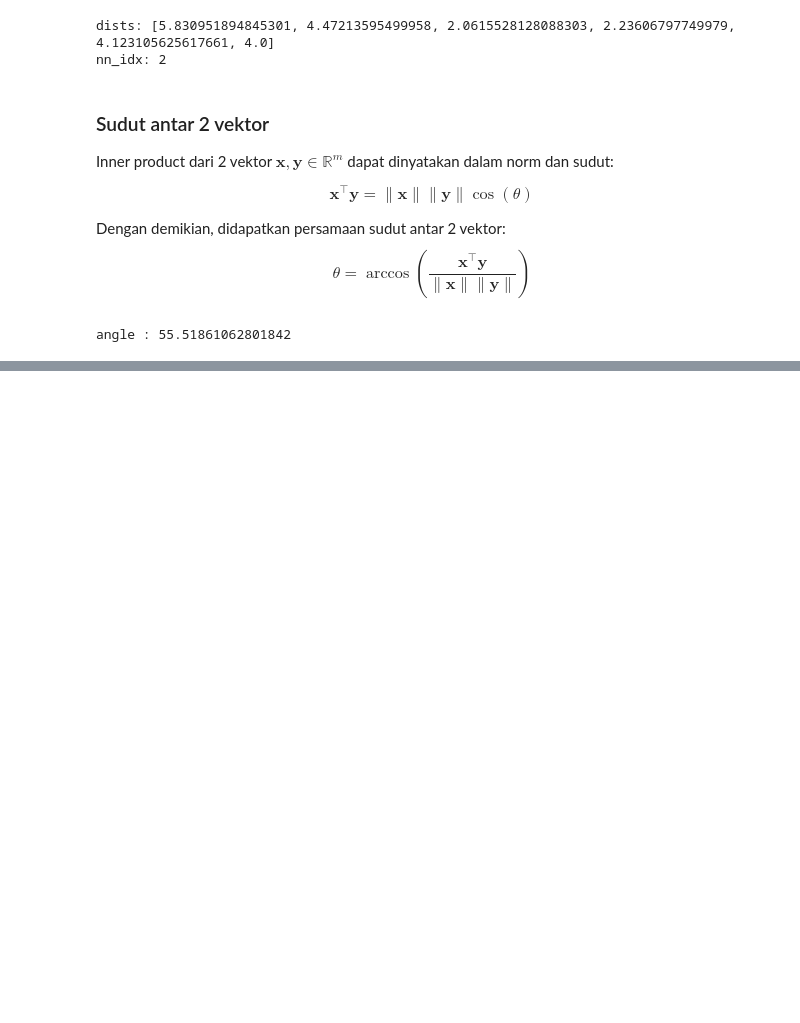
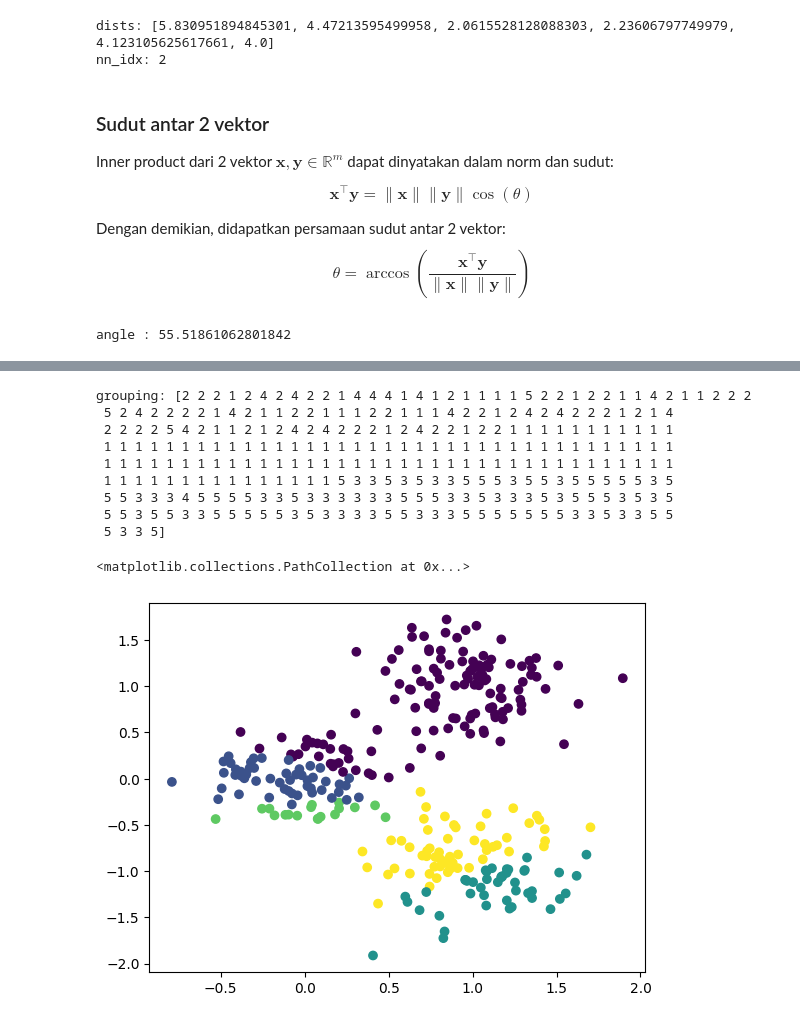
Before and after one commit to ghif/IF6080, a Jupyter notebook: 1-maths/4-norm.ipynb, the cells around one changed output, grey strips where cells are left out. Drawn from its saved outputs; the diff is of its cells as text; code cells hidden in the pictures; blank space fills up the shorter version.

```diff
--- a/1-maths/4-norm.ipynb
+++ b/1-maths/4-norm.ipynb
@@ -97,0 +202,24 @@ angle : 55.51861062801842
+# %%
+dist = np.zeros((len(X), len(centroids)))
+
+for i in range(len(X)):
+    for j in range(len(centroids)):
+        dist[i,j] = np.linalg.norm(X[i] - centroids[j])
+# %%
+grouping = np.argmin(dist, axis=1) + 1
+print(f"grouping: {grouping}")
+
+# Plot the data with the centroids
+plt.scatter(X[:,0], X[:,1], c=grouping)
+# %% [output]
+grouping: [2 2 2 1 2 4 2 4 2 2 1 4 4 4 1 4 1 2 1 1 1 1 5 2 2 1 2 2 1 1 4 2 1 1 2 2 2
+ 5 2 4 2 2 2 2 1 4 2 1 1 2 2 1 1 1 2 2 1 1 1 4 2 2 1 2 4 2 4 2 2 2 1 2 1 4
+ 2 2 2 2 5 4 2 1 1 2 1 2 4 2 4 2 2 2 1 2 4 2 2 1 2 2 1 1 1 1 1 1 1 1 1 1 1
+ 1 1 1 1 1 1 1 1 1 1 1 1 1 1 1 1 1 1 1 1 1 1 1 1 1 1 1 1 1 1 1 1 1 1 1 1 1
+ 1 1 1 1 1 1 1 1 1 1 1 1 1 1 1 1 1 1 1 1 1 1 1 1 1 1 1 1 1 1 1 1 1 1 1 1 1
+ 1 1 1 1 1 1 1 1 1 1 1 1 1 1 1 5 3 3 5 3 5 3 3 5 5 5 3 5 5 3 5 5 5 5 5 3 5
+ 5 5 3 3 3 4 5 5 5 5 3 3 5 3 3 3 3 3 3 5 5 5 3 3 5 3 3 3 5 3 5 5 5 3 5 3 5
+ 5 5 3 5 5 3 3 5 5 5 5 5 3 5 3 3 3 3 5 5 3 3 3 5 5 5 5 5 5 5 3 3 5 3 3 5 5
+ 5 3 3 5]
+<matplotlib.collections.PathCollection at 0x...>
+[figure, added]
```
Also changed, not shown: parts of 8 cells of this notebook.
